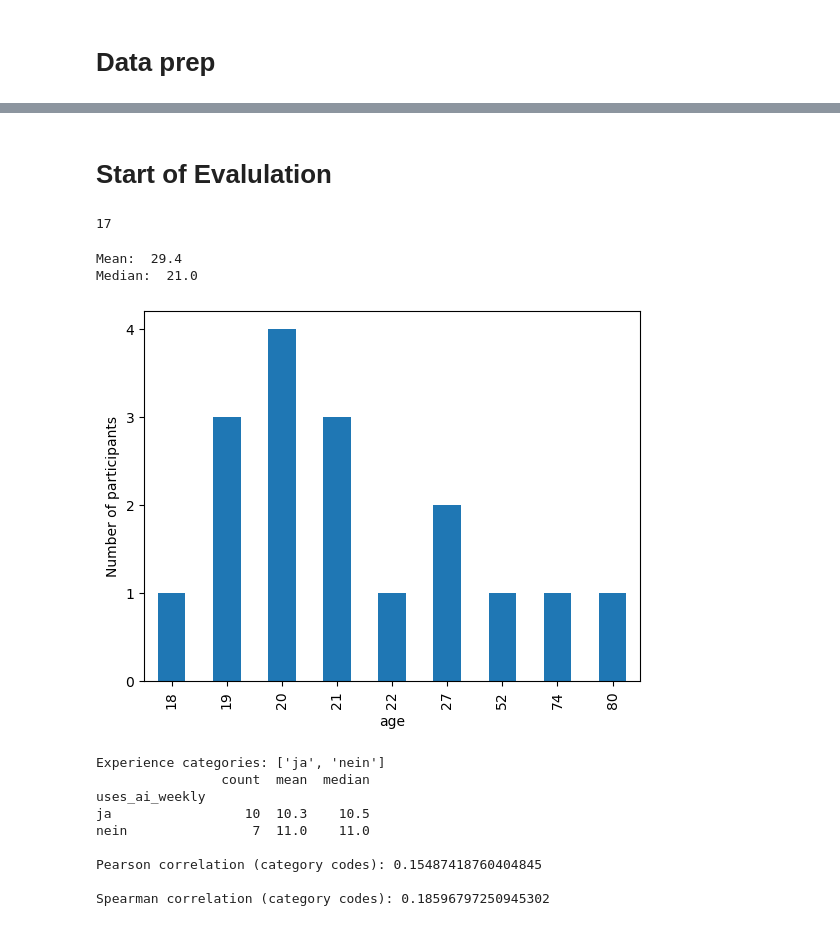
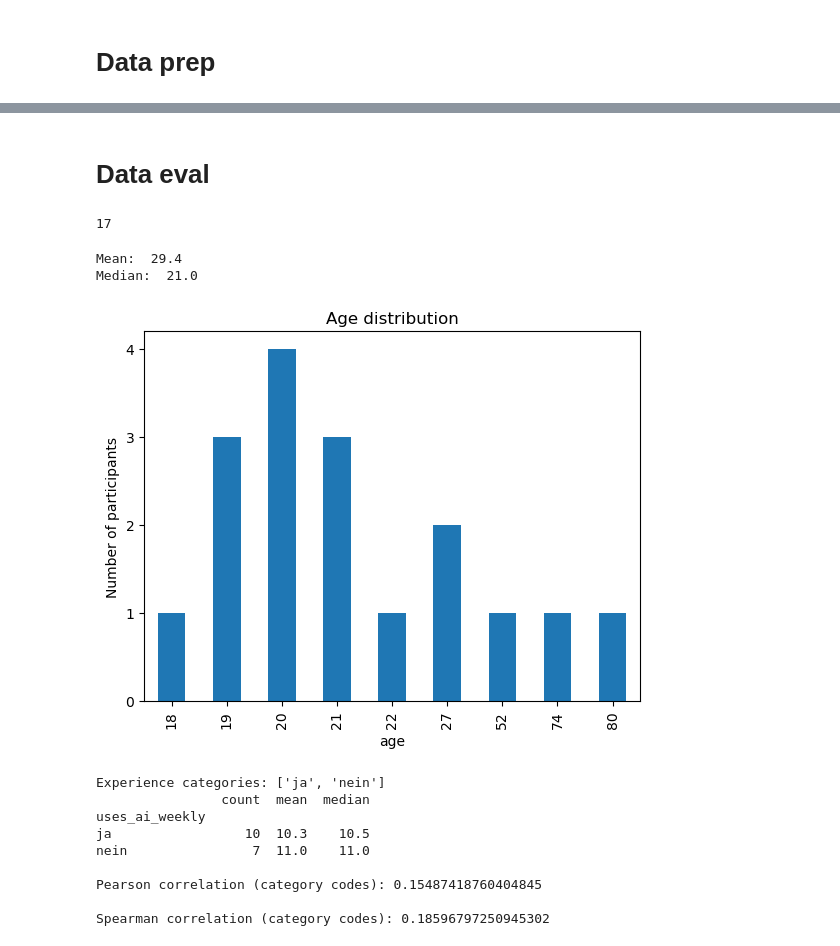
Before and after one commit to jasonvla/bachAndNotagenCorpora, a Jupyter notebook: results.ipynb, the cells around one changed output, grey strips where cells are left out. Saved outputs shown, nothing was run; the diff lists cells and outputs as text; code cells hidden in the pictures.

```diff
--- a/results.ipynb
+++ b/results.ipynb
@@ -46,7 +46,7 @@ df = df[[
 # %%
 df["participant_id"].unique()
 # %% [markdown]
-# Start of Evalulation
+# Data eval
 # %%
 len(df["participant_id"].unique()) # => number of participants
 # %% [output]
@@ -54,25 +54,24 @@ len(df["participant_id"].unique()) # => number of participants
 # %%
 # Age distribution
 
 ages = df["age"]
 age_values = ages.value_counts()
 
 age_values = age_values / 20 # 20 columns per participant
 
 # create plot
-age_values.sort_index().plot(kind="bar", ylabel="Number of participants")
+age_values.sort_index().plot(kind="bar", ylabel="Number of participants", title="Age distribution")
 
 # Hier wird die Y-Achse auf Ganzzahlen (Integers) gezwungen:
 plt.gca().yaxis.set_major_locator(MaxNLocator(integer=True))
-
 print("Mean: ", round(ages.mean(), 1))
 print("Median: ", ages.median())
 
 plt.show()
 # %% [output]
 Mean:  29.4
 Median:  21.0
-[figure, old version]
+[figure, new version]
 # %%
 # impact of AI usage on experiment result (vibecoded, might need to be revised)
 
```
